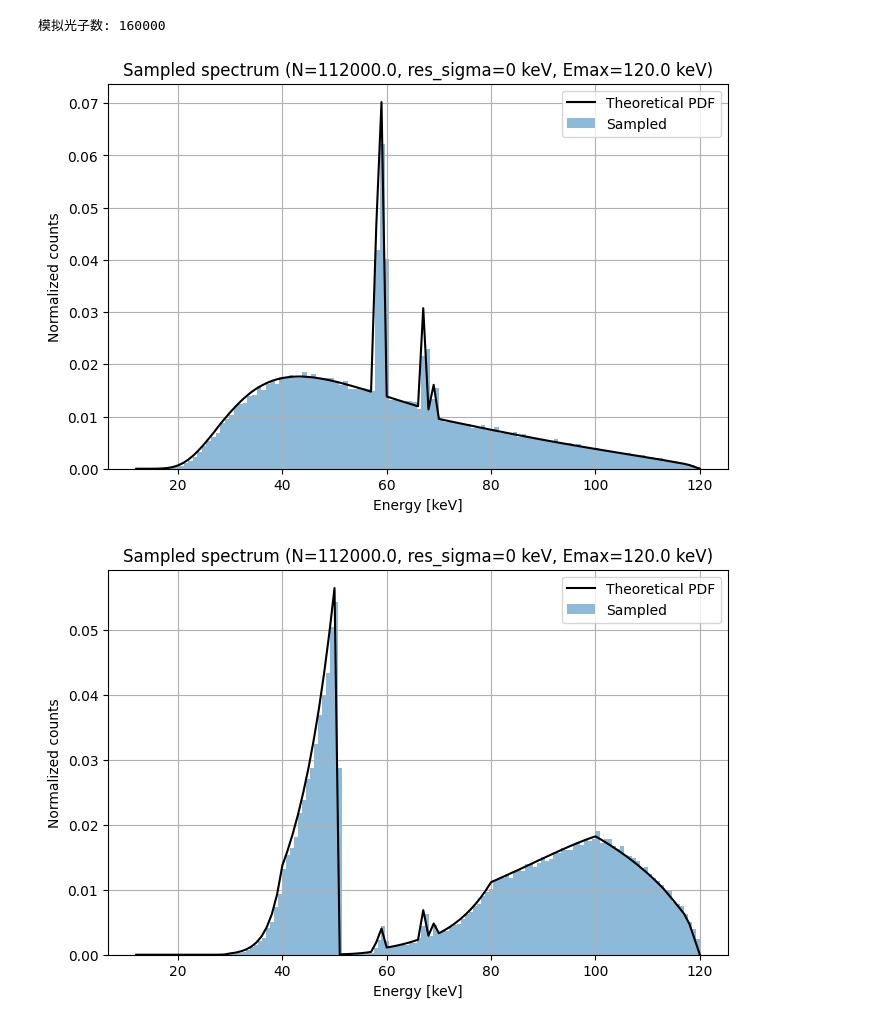
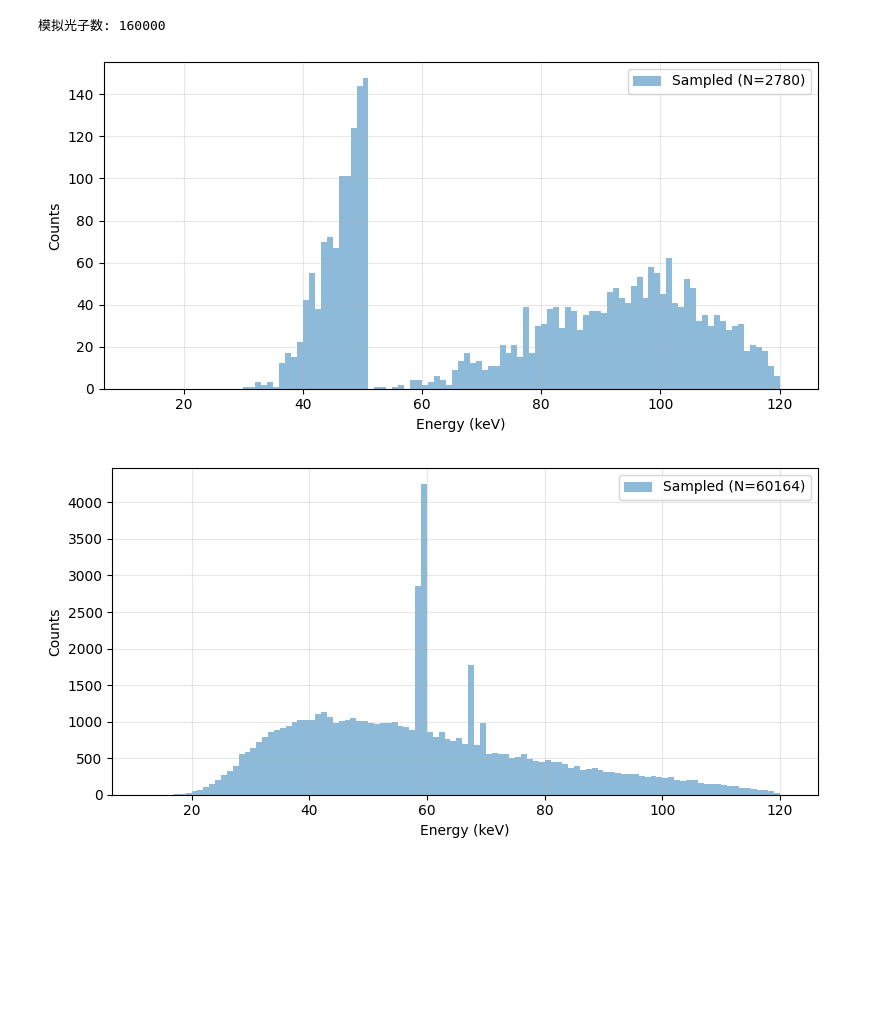
Before and after one commit to lifei-china/PhotonDetector, a Jupyter notebook: counting_response_models_filter.ipynb, the cells around one changed output. Cells and saved outputs as stored; diff of their text form; code cells hidden in the pictures; blank space fills up the shorter version.

```diff
--- a/counting_response_models_filter.ipynb
+++ b/counting_response_models_filter.ipynb
@@ -172,36 +93,50 @@ def load_signal_from_spek(filename, n_photons, I_mA=1.0, t_s=1.0,
 # %%
 
 # ---------------- 参数 ----------------
 # n_photons = int(1e6)   # 模拟光子数
 integral_time = 400e-6  # 积分时间[s]   400（us）
 dead_time = 25e-9       # 死时间[s]     15 ns
 rate = 400e6             # 最大输入光子率 (photons/s)
 
 n_photons = int(integral_time * rate)
 print("模拟光子数:", n_photons)
 # ---------------- 信号 + 噪声源 ----------------
 # signal = np.random.normal(35, 14, int(0))   # 正态信号峰
 
-signal_100 = load_signal_from_spek("spek_120.txt", n_photons*0.7, res_sigma=0,  plot=True)  # 30% 信号光子
-signal_120 = load_signal_from_spek("spectrum_filtered_Gd.txt", n_photons*0.7, res_sigma=0, plot=True)  # 30% 信号光子
+signal_100, E, flux_pix, counts = load_signal_from_spek_abs(
+    "spectrum_filtered_Gd.txt",
+    res_sigma=0.0,
+    E_out=None,       # 或 np.arange(10, 121, 0.5) 做插值
+    plot=True
+)
+
+signal_120, E, flux_pix, counts = load_signal_from_spek_abs(
+    "spek_120.txt",
+    res_sigma=0.0,
+    E_out=None,       # 或 np.arange(10, 121, 0.5) 做插值
+    plot=True
+)
+
+# signal_100 = load_signal_from_spek_abs("spek_120.txt", n_photons*0.7, res_sigma=0,  plot=True)  # 30% 信号光子
+# signal_120 = load_signal_from_spek_abs("spectrum_filtered_Gd.txt", n_photons*0.7, res_sigma=0, plot=True)  # 30% 信号光子
 
 
-signal_100_blur = load_signal_from_spek("spek_120.txt", n_photons*0.3, res_sigma=5,  plot=True)  # 30% 信号光子
-signal_120_blur = load_signal_from_spek("spek_120_W.txt", n_photons*0.3, res_sigma=5, plot=True)
+# signal_100_blur = load_signal_from_spek_abs("spek_120.txt", n_photons*0.3, res_sigma=5,  plot=True)  # 30% 信号光子
+# signal_120_blur = load_signal_from_spek_abs("spek_120_W.txt", n_photons*0.3, res_sigma=5, plot=True)
 
 # 噪声
 noise_dark = np.random.normal(35, 5, int(n_photons*0.3))   # 噪声峰
-noise = np.random.normal(25, 5, int(0))   # 噪声峰
+noise = np.random.normal(25, 5, int(n_photons*0.3))   # 噪声峰
 
 events_100 = np.concatenate([signal_100, noise])
 events_120 = np.concatenate([signal_120, noise])
 # events_100_blur = np.concatenate([signal_100_blur, noise])
 # events_120_blur = np.concatenate([signal_120_blur, noise])
 
 # no noise
 # events_100 = np.concatenate([signal_100])
 # events_120 = np.concatenate([signal_120])
 # %% [output]
 模拟光子数: 160000
-[figure, old version]
+[figure, new version]
-[figure, old version]
+[figure, new version]
```
Also changed, not shown: parts of 11 cells of this notebook.
